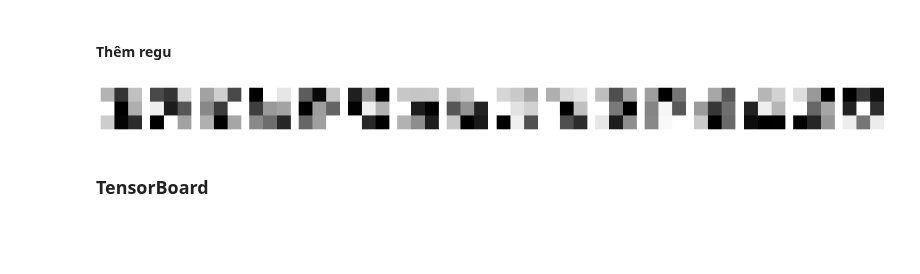
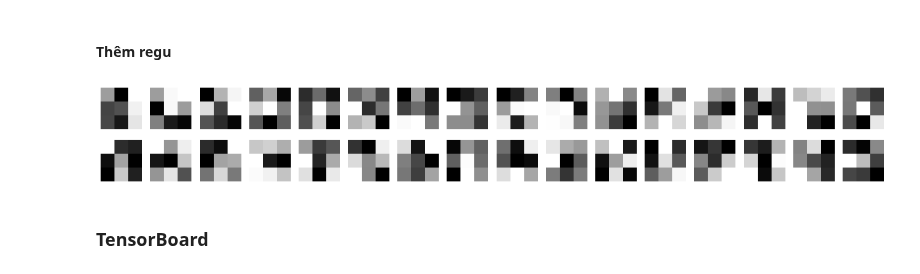
Before and after one commit to LapTQ/IT3910E_facial_beauty_pediction, a Jupyter notebook: facial_beauty_perception.ipynb, the cells around one changed output. Saved outputs shown, nothing was run; the diff lists cells and outputs as text; code cells hidden in the pictures; blank space fills up the shorter version.

```diff
--- a/facial_beauty_perception.ipynb
+++ b/facial_beauty_perception.ipynb
@@ -802,9 +794,9 @@ models['checkpoint'] = get_model_v2()
 # %%
 models['3'].load_weights('/content/drive/MyDrive/checkpoint/checkpoint3.hdf5')
 # %%
-plot_layer_filter('3', layer=7)
+plot_layer_filter('3', layer=2)
 # %% [output]
-[figure, old version]
+[figure, new version]
 # %%
 list(enumerate(models['pretrained_model'].layers))
 # %%
```
Also changed, not shown: parts of 4 cells of this notebook.
